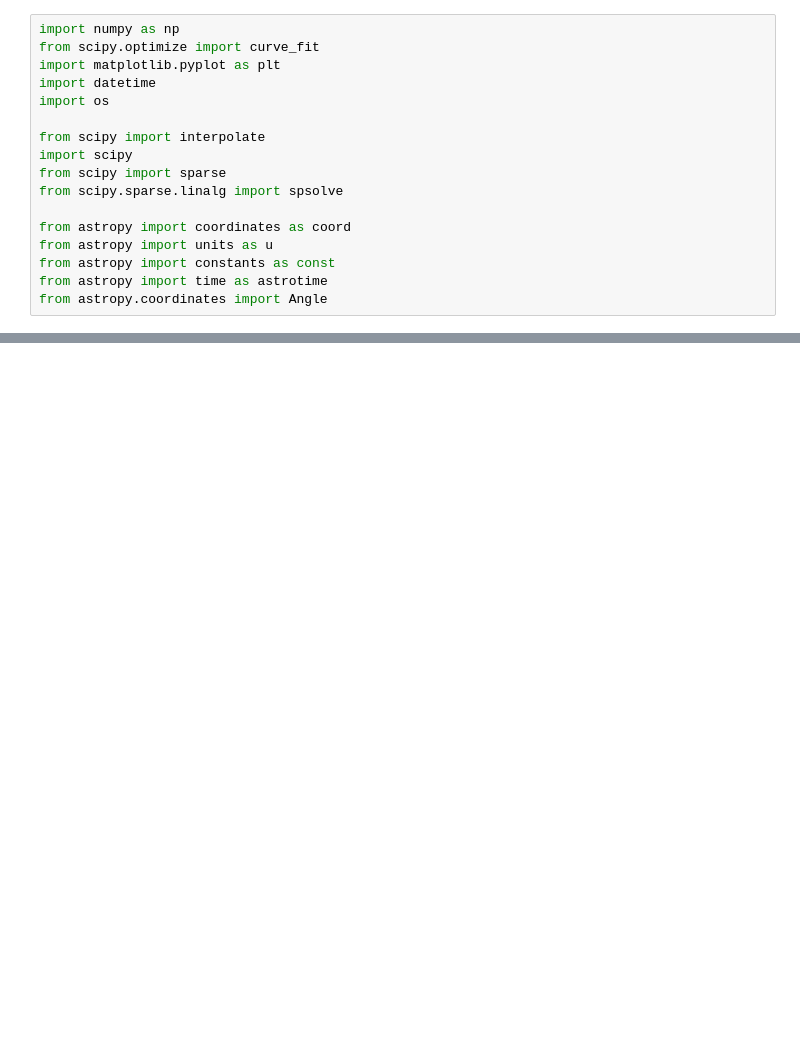
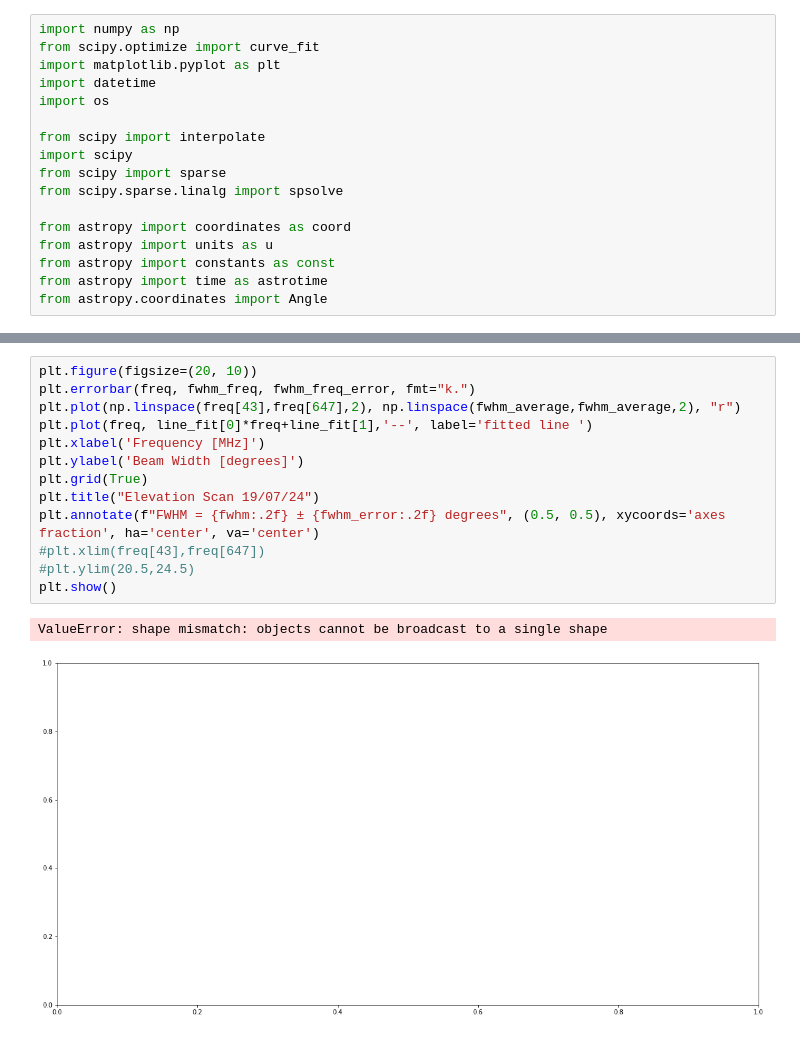
Before and after one commit to louis-hurrey/L-BASS, a Jupyter notebook: elevation_scan.ipynb, the cells around one changed output, grey strips where cells are left out. Drawn from its saved outputs; the diff is of its cells as text; blank space fills up the shorter version.

```diff
--- a/elevation_scan.ipynb
+++ b/elevation_scan.ipynb
@@ -148,0 +150,16 @@ print(elevation_fit[8][2]*360/(24*60))
+# %%
+plt.figure(figsize=(20, 10))
+plt.errorbar(freq, fwhm_freq, fwhm_freq_error, fmt="k.")
+plt.plot(np.linspace(freq[43],freq[647],2), np.linspace(fwhm_average,fwhm_average,2), "r")
+plt.plot(freq, line_fit[0]*freq+line_fit[1],'--', label='fitted line ')
+plt.xlabel('Frequency [MHz]')
+plt.ylabel('Beam Width [degrees]')
+plt.grid(True)
+plt.title("Elevation Scan 19/07/24")
+plt.annotate(f"FWHM = {fwhm:.2f} ± {fwhm_error:.2f} degrees", (0.5, 0.5), xycoords='axes fraction', ha='center', va='center')
+#plt.xlim(freq[43],freq[647])
+#plt.ylim(20.5,24.5)
+plt.show()
+# %% [output]
+ValueError: shape mismatch: objects cannot be broadcast to a single shape
+[figure, added]
```
Also changed, not shown: parts of 5 cells of this notebook, 2 other files.
